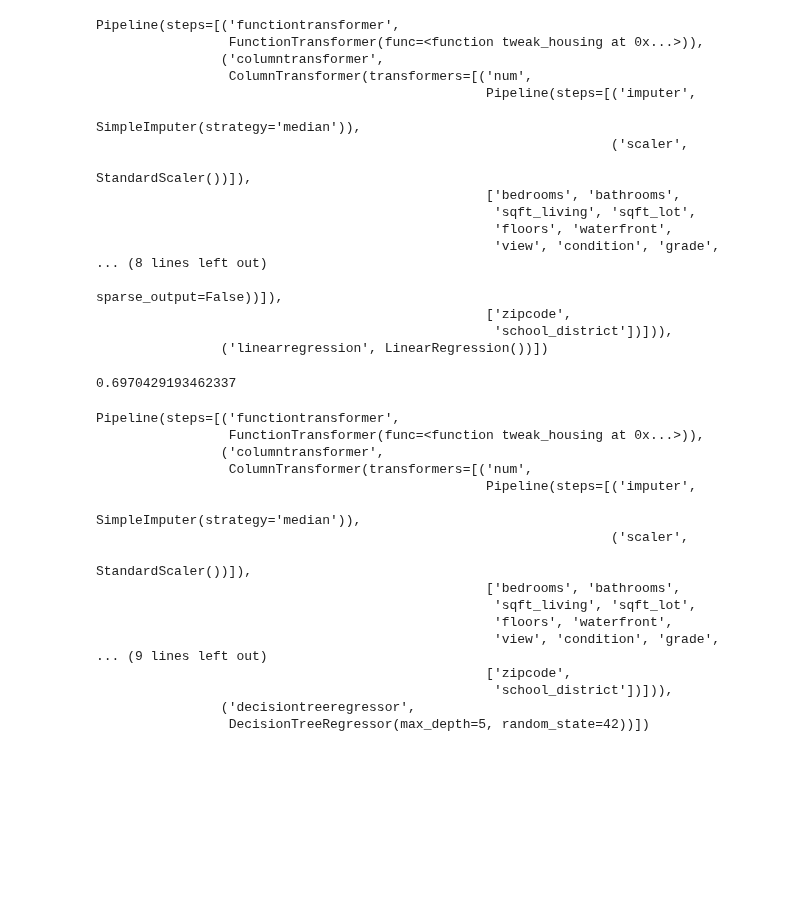
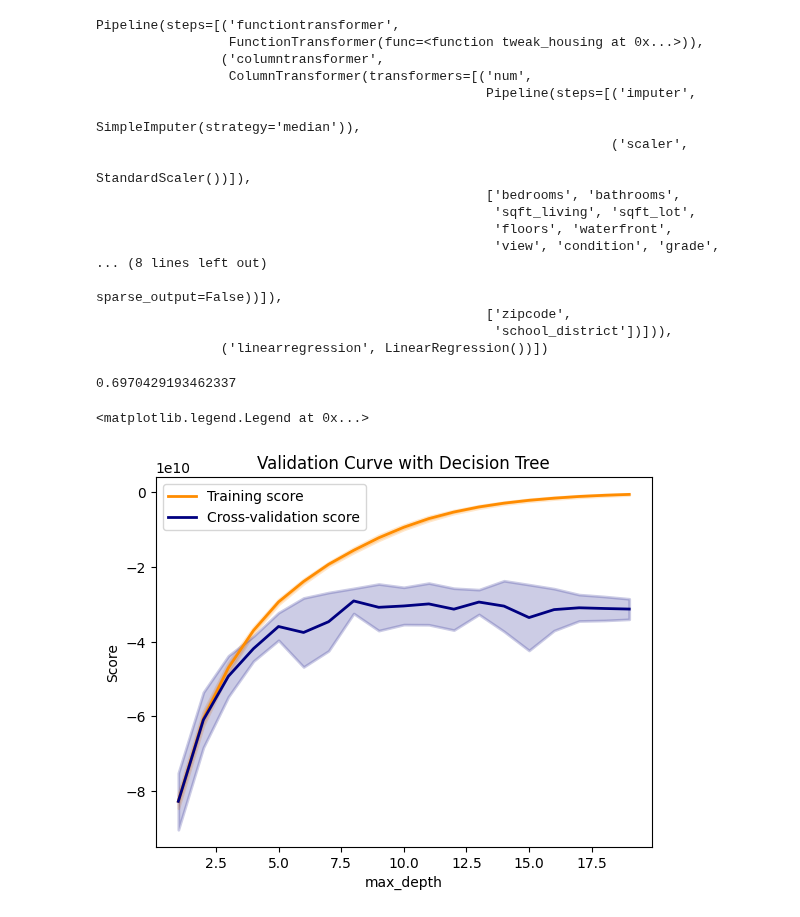
Before and after one commit to dataprogpy/code-samples, a Jupyter notebook: starter_files/07_robust_modeling_workflow.ipynb, the cells around one changed output. Saved outputs shown, nothing was run; the diff lists cells and outputs as text; code cells hidden in the pictures; blank space fills up the shorter version.

```diff
--- a/starter_files/07_robust_modeling_workflow.ipynb
+++ b/starter_files/07_robust_modeling_workflow.ipynb
@@ -194,7 +198,13 @@ def train_test(model, test_size=0.4, random_state=42):
   X = raw
   y = raw.select('price')
 
-  X_train, X_test, y_train, y_test = train_test_split(X, y, test_size=test_size, random_state=random_state)
+  X_train, X_test, y_train, y_test = train_test_split(
+      X,
+      y,
+      test_size=test_size,
+      random_state=random_state)
+
+
 
   pipeline = make_pipeline(tweak_transformer, preprocessor, model)
   pipeline.fit(X_train, y_train)
@@ -243,23 +253,41 @@ Pipeline(steps=[('functiontransformer',
                                                    'school_district'])])),
                 ('linearregression', LinearRegression())])
 # %%
-train_test(DecisionTreeRegressor(max_depth=5, random_state=42), 0.6,)
+dt_pipe = train_test(DecisionTreeRegressor(max_depth=5, random_state=42), 0.6,)
 # %% [output]
 0.6970429193462337
-Pipeline(steps=[('functiontransformer',
-                 FunctionTransformer(func=<function tweak_housing at 0x...>)),
-                ('columntransformer',
-                 ColumnTransformer(transformers=[('num',
-                                                  Pipeline(steps=[('imputer',
-                                                                   SimpleImputer(strategy='median')),
-                                                                  ('scaler',
-                                                                   StandardScaler())]),
-                                                  ['bedrooms', 'bathrooms',
-                                                   'sqft_living', 'sqft_lot',
-                                                   'floors', 'waterfront',
-                                                   'view', 'condition', 'grade',
-... (9 lines left out)
-                                                  ['zipcode',
-                                                   'school_district'])])),
-                ('decisiontreeregressor',
-                 DecisionTreeRegressor(max_depth=5, random_state=42))])
+# %%
+dt_pipe.named_steps['decisiontreeregressor'].get_depth()
+
+param_range = range(1, 20)
+train_scores, test_scores = validation_curve(
+    dt_pipe, X_train, y_train, param_name="decisiontreeregressor__max_depth", param_range=param_range,
+    scoring="neg_mean_squared_error", n_jobs=1)
+# %%
+# make a validation curve from train_scores and test_scores
+
+train_scores_mean = np.mean(train_scores, axis=1)
+train_scores_std = np.std(train_scores, axis=1)
+test_scores_mean = np.mean(test_scores, axis=1)
+test_scores_std = np.std(test_scores, axis=1)
+
+plt.title("Validation Curve with Decision Tree")
+plt.xlabel("max_depth")
+plt.ylabel("Score")
+#plt.ylim(-1, 0)
+lw = 2
+plt.plot(param_range, train_scores_mean, label="Training score",
+             color="darkorange", lw=lw)
+plt.fill_between(param_range, train_scores_mean - train_scores_std,
+                 train_scores_mean + train_scores_std, alpha=0.2,
+                 color="darkorange", lw=lw)
+plt.plot(param_range, test_scores_mean, label="Cross-validation score",
+                color="navy", lw=lw)
+
+plt.fill_between(param_range, test_scores_mean - test_scores_std,
+                    test_scores_mean + test_scores_std, alpha=0.2,
+                    color="navy", lw=lw)
+plt.legend(loc="best")
+# %% [output]
+<matplotlib.legend.Legend at 0x...>
+[figure, added]
```
Also changed, not shown: parts of 11 cells of this notebook.
